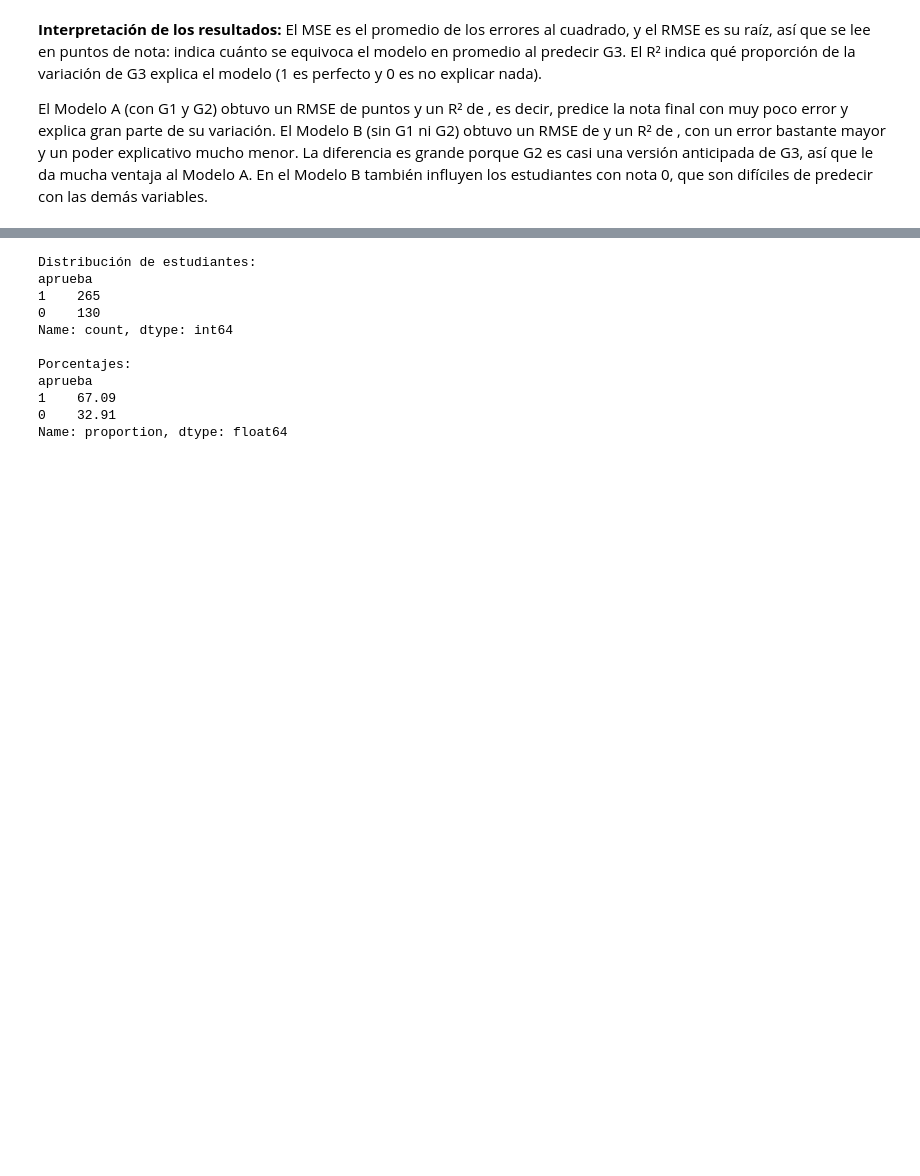
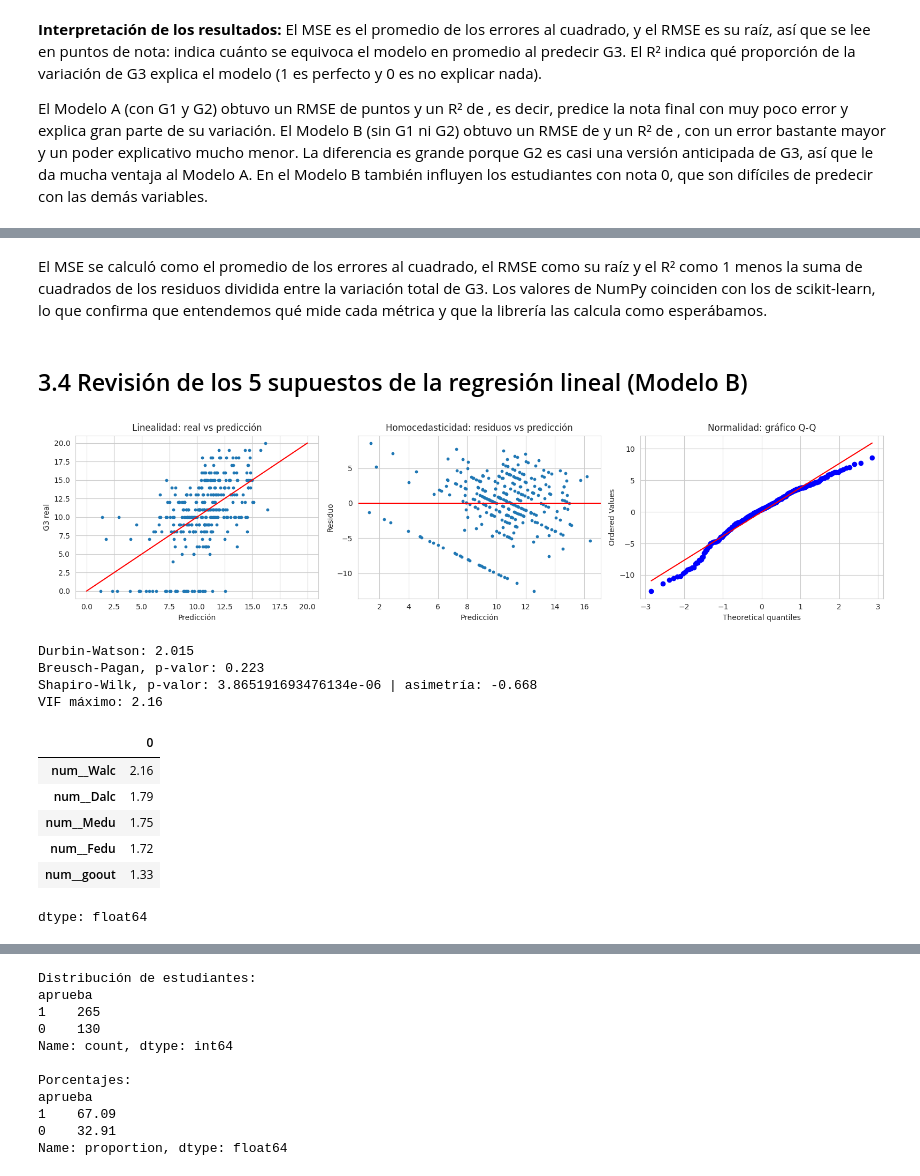
Before and after one commit to valverdeelias951-cell/ProyectoP1, a Jupyter notebook: Proyecto.ipynb, the cells around one changed output, grey strips where cells are left out. Drawn from its saved outputs; the diff is of its cells as text; code cells hidden in the pictures; blank space fills up the shorter version.

```diff
--- a/Proyecto.ipynb
+++ b/Proyecto.ipynb
@@ -368,0 +438,64 @@ El Modelo A (con G1 y G2) obtuvo un RMSE de puntos y un R² de , es decir, predi
+# %% [markdown]
+El MSE se calculó como el promedio de los errores al cuadrado, el RMSE como su raíz y el R² como 1 menos la suma de cuadrados de los residuos dividida entre la variación total de G3. Los valores de NumPy coinciden con los de scikit-learn, lo que confirma que entendemos qué mide cada métrica y que la librería las calcula como esperábamos.
+# %% [markdown]
+## 3.4 Revisión de los 5 supuestos de la regresión lineal (Modelo B)
+# %%
+import scipy.stats as stats
+import statsmodels.api as sm
+from statsmodels.stats.stattools import durbin_watson
+from statsmodels.stats.diagnostic import het_breuschpagan
+from statsmodels.stats.outliers_influence import variance_inflation_factor
+
+# Datos de entrenamiento del Modelo B ya transformados por su preprocesador
+prep_B = modelo_B.named_steps["prep"]
+X_tr_t = pd.DataFrame(prep_B.transform(X_train_B),
+                      columns=prep_B.get_feature_names_out(), index=X_train_B.index)
+pred_tr = modelo_B.predict(X_train_B)
+res_tr = y_train - pred_tr
+
+# Gráficos: linealidad, homocedasticidad y normalidad
+fig, axes = plt.subplots(1, 3, figsize=(16, 4))
+axes[0].scatter(pred_tr, y_train, s=10)
+axes[0].plot([0, 20], [0, 20], color="red")
+axes[0].set_xlabel("Predicción"); axes[0].set_ylabel("G3 real")
+axes[0].set_title("Linealidad: real vs predicción")
+axes[1].scatter(pred_tr, res_tr, s=10)
+axes[1].axhline(0, color="red")
+axes[1].set_xlabel("Predicción"); axes[1].set_ylabel("Residuo")
+axes[1].set_title("Homocedasticidad: residuos vs predicción")
+stats.probplot(res_tr, dist="norm", plot=axes[2])
+axes[2].set_title("Normalidad: gráfico Q-Q")
+plt.tight_layout()
+plt.show()
+
+# 2. Independencia: Durbin-Watson (cerca de 2 = sin autocorrelación)
+print("Durbin-Watson:", round(durbin_watson(res_tr), 3))
+
+# 3. Homocedasticidad: Breusch-Pagan (p > 0.05 = no se rechaza varianza constante)
+bp = het_breuschpagan(res_tr, sm.add_constant(X_tr_t))
+print("Breusch-Pagan, p-valor:", round(bp[1], 3))
+
+# 4. Normalidad de residuos: Shapiro-Wilk (p > 0.05 = no se rechaza normalidad)
+sw = stats.shapiro(res_tr)
+print("Shapiro-Wilk, p-valor:", sw.pvalue, "| asimetría:", round(stats.skew(res_tr), 3))
+
+# 5. No multicolinealidad: VIF de las variables numéricas (VIF > 5 o 10 = problema)
+num_t = X_tr_t[[c for c in X_tr_t.columns if c.startswith("num__")]]
+num_c = sm.add_constant(num_t)
+vif = pd.Series([variance_inflation_factor(num_c.values, i) for i in range(1, num_c.shape[1])],
+                index=num_t.columns)
+print("VIF máximo:", round(vif.max(), 2))
+vif.sort_values(ascending=False).round(2).head(5)
+# %% [output]
+[figure, added]
+Durbin-Watson: 2.015
+Breusch-Pagan, p-valor: 0.223
+Shapiro-Wilk, p-valor: 3.865191693476134e-06 | asimetría: -0.668
+VIF máximo: 2.16
+|  | 0 |
+| num__Walc | 2.16 |
+| num__Dalc | 1.79 |
+| num__Medu | 1.75 |
+| num__Fedu | 1.72 |
+| num__goout | 1.33 |
+dtype: float64
```
Also changed, not shown: parts of 28 cells of this notebook.
